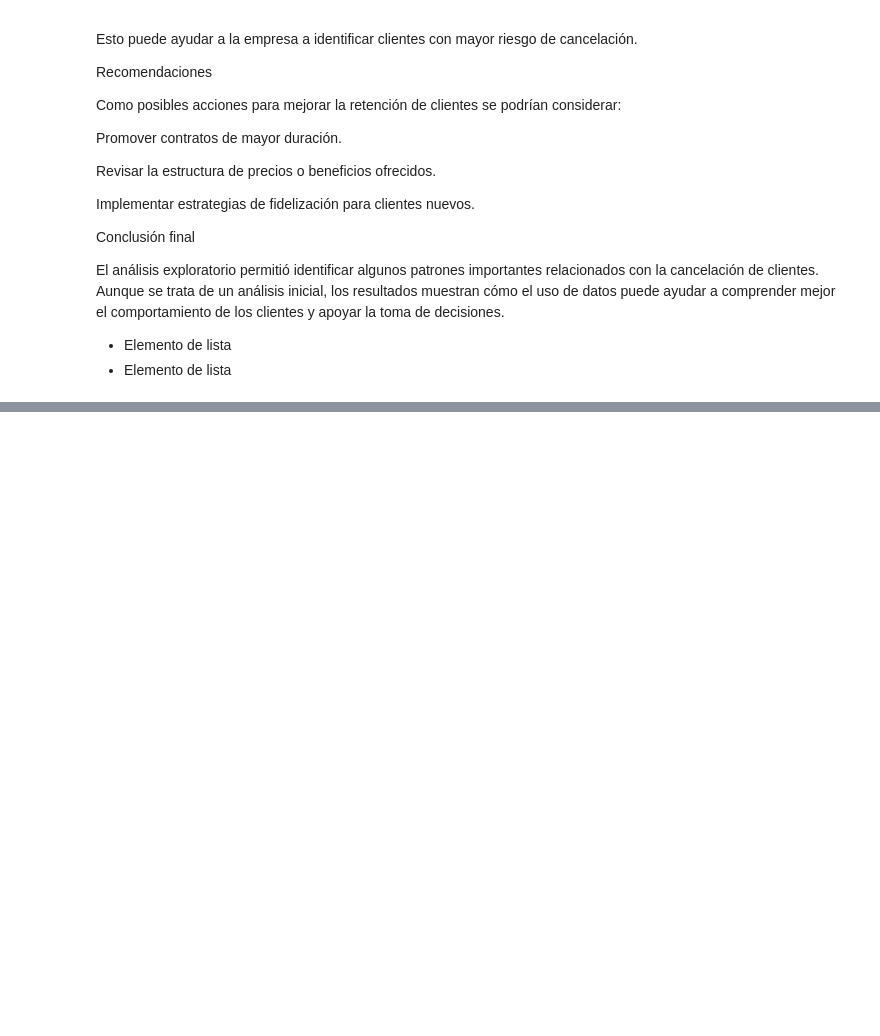
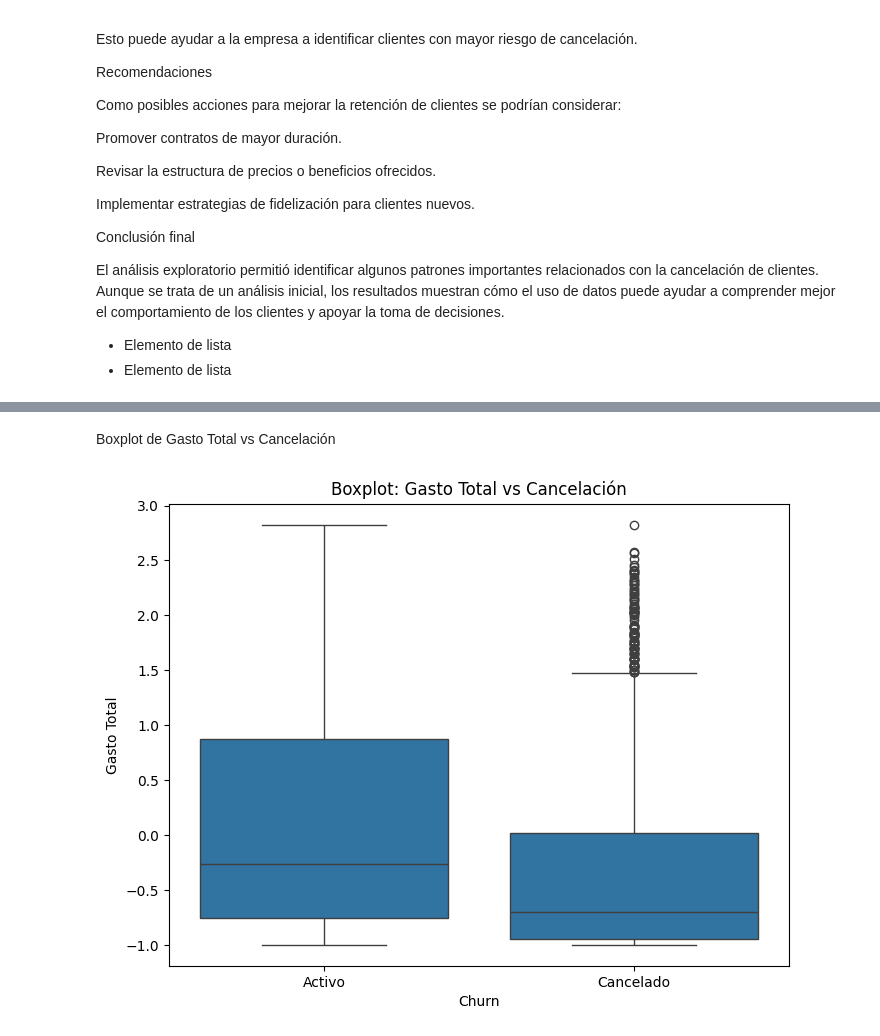
Before and after one commit to deyvmc/TelecomX-2, a Jupyter notebook: TelecomX_LATAM.ipynb, the cells around one changed output, grey strips where cells are left out. Cells and saved outputs as stored; diff of their text form; code cells hidden in the pictures; blank space fills up the shorter version.

```diff
--- a/TelecomX_LATAM.ipynb
+++ b/TelecomX_LATAM.ipynb
@@ -154,0 +411,11 @@ El análisis exploratorio permitió identificar algunos patrones importantes rel
+# %% [markdown]
+Boxplot de Gasto Total vs Cancelación
+# %%
+plt.figure(figsize=(8,6))
+sns.boxplot(x='Churn', y='Charges.Total', data=df_encoded)
+plt.xticks([0,1], ['Activo', 'Cancelado'])
+plt.title("Boxplot: Gasto Total vs Cancelación")
+plt.ylabel("Gasto Total")
+plt.show()
+# %% [output]
+[figure, added]
```
Also changed, not shown: parts of 41 cells of this notebook.
